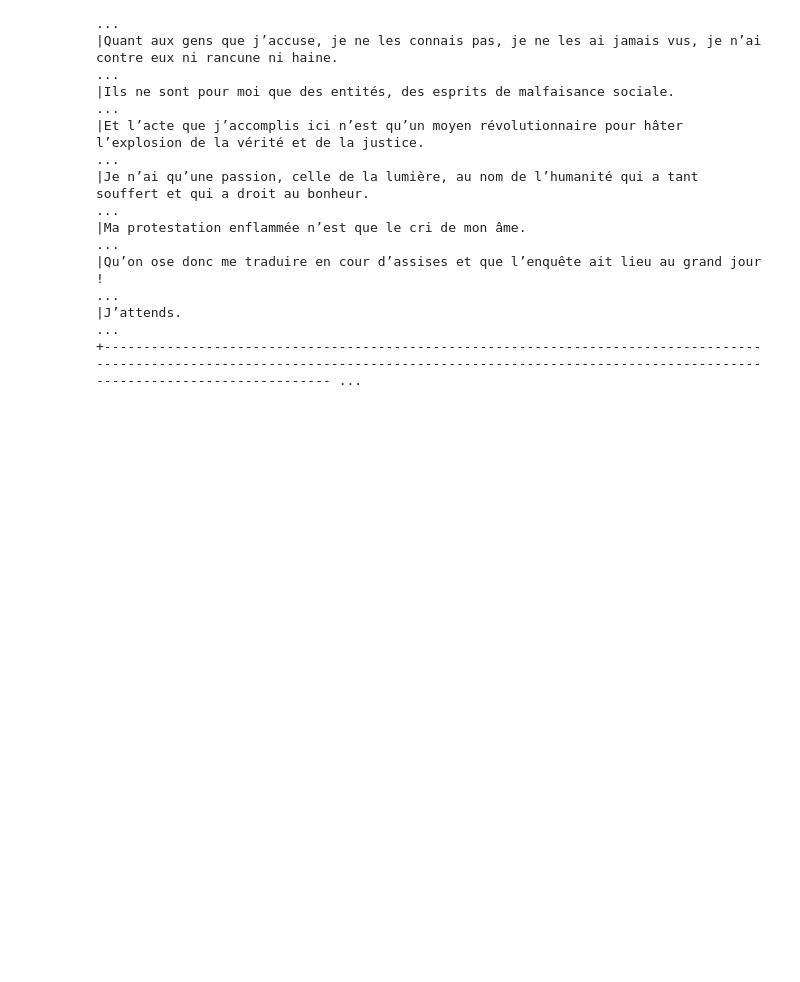
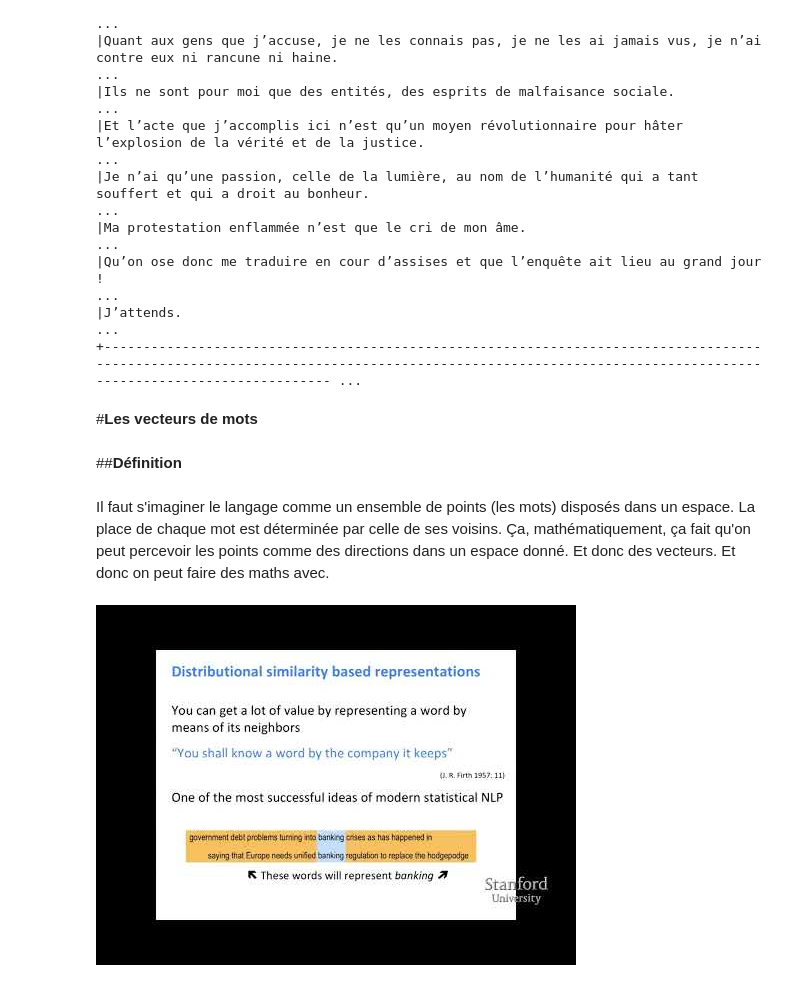
Before and after one commit to ABC-DH/EnExDi2023, a Jupyter notebook: materials/3_NLP/3_sentiment_analysis.ipynb, the cells around one changed output. Drawn from its saved outputs; the diff is of its cells as text; code cells hidden in the pictures; blank space fills up the shorter version.

```diff
--- a/materials/3_NLP/3_sentiment_analysis.ipynb
+++ b/materials/3_NLP/3_sentiment_analysis.ipynb
@@ -143,3 +144,14 @@ result.select(F.explode(F.arrays_zip('document.result', 'class.result')).alias("
 |Qu’on ose donc me traduire en cour d’assises et que l’enquête ait lieu au grand jour !                                                                                                                  ...
 |J’attends.                                                                                                                                                                                              ...
 +------------------------------------------------------------------------------------------------------------------------------------------------------------------------------------------------------- ...
+# %% [markdown]
+#**Les vecteurs de mots**
+# %% [markdown]
+##**Définition**
+# %% [markdown]
+Il faut s'imaginer le langage comme un ensemble de points (les mots) disposés dans un espace. La place de chaque mot est déterminée par celle de ses voisins. Ça, mathématiquement, ça fait qu'on peut percevoir les points comme des directions dans un espace donné. Et donc des vecteurs. Et donc on peut faire des maths avec.
+# %%
+from IPython.display import YouTubeVideo
+YouTubeVideo("ORstNrlG_2g", width=512, height=288)
+# %% [output]
+[figure, added]
```
Also changed, not shown: parts of 15 cells of this notebook.
